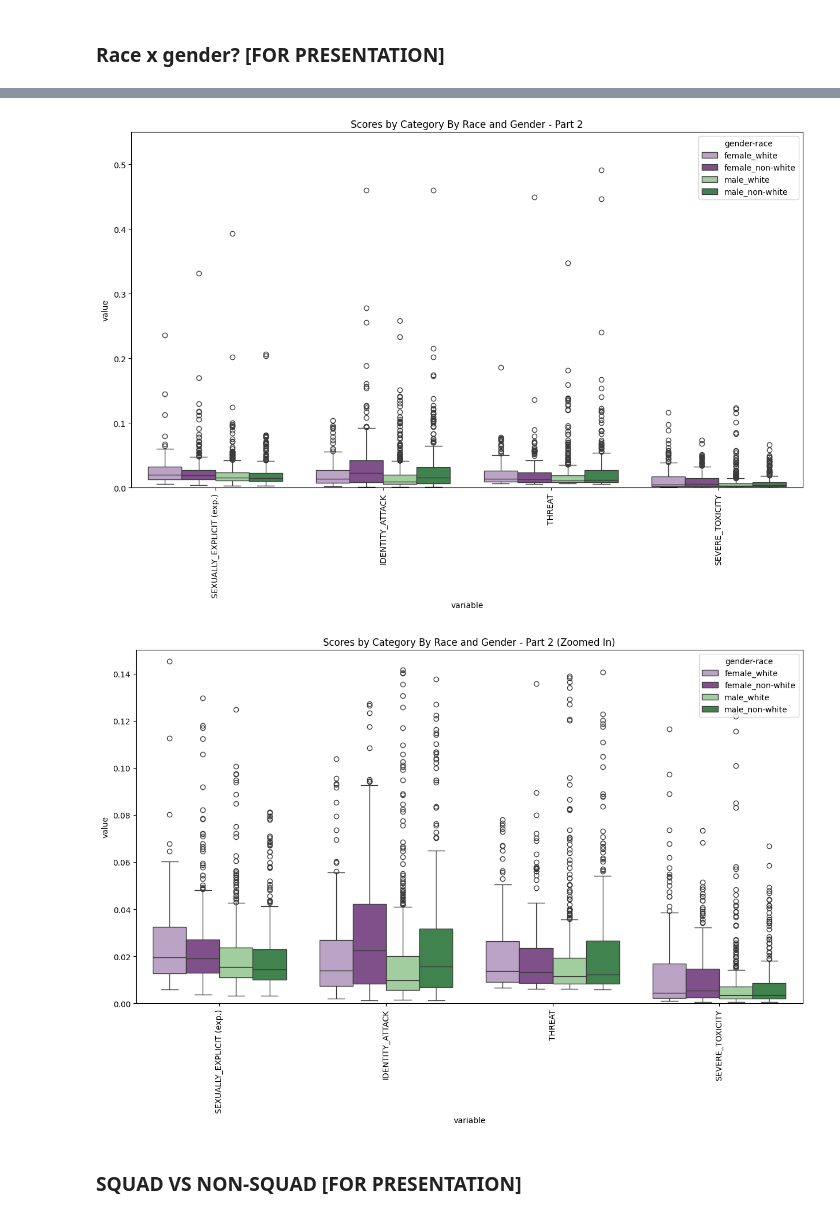
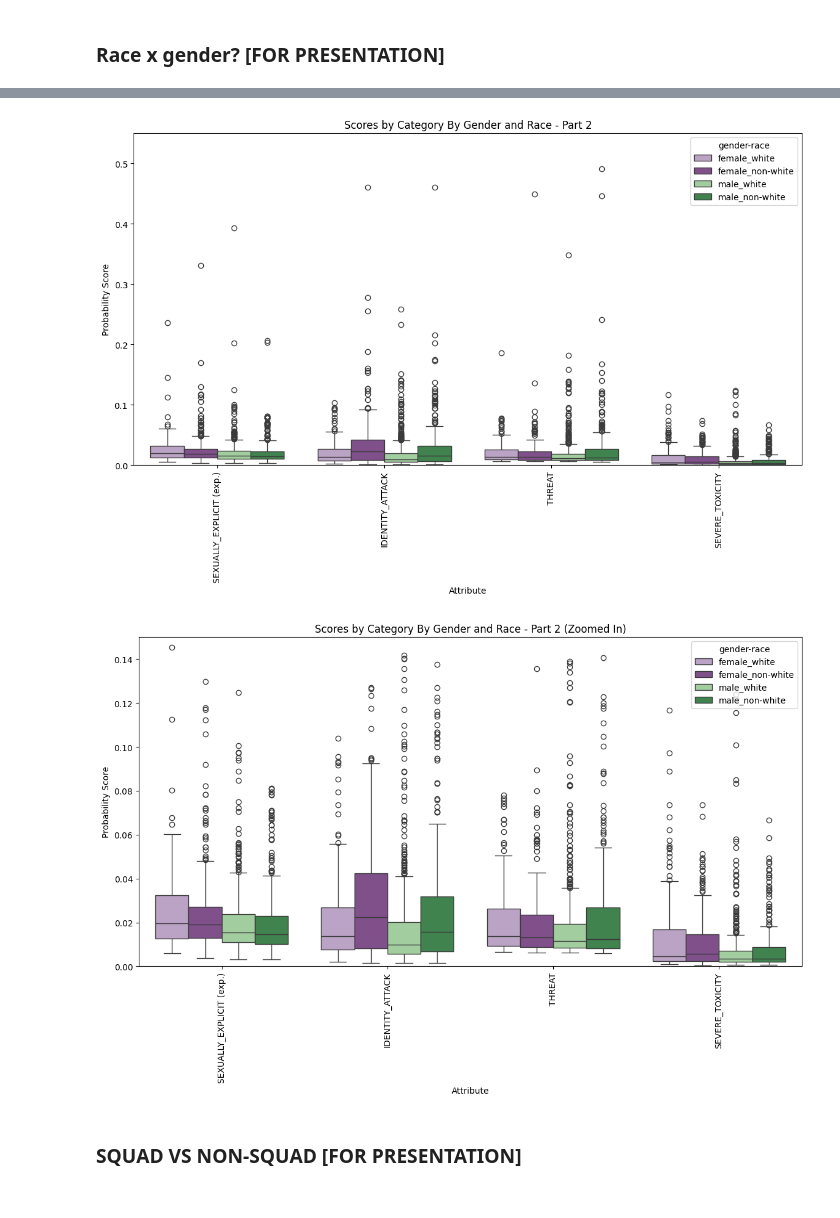
Before and after one commit to tsrogers9/CS315-proj3-group2, a Jupyter notebook: 2-analysis/stance_detection_analysis.ipynb, the cells around one changed output, grey strips where cells are left out. Drawn from its saved outputs; the diff is of its cells as text; code cells hidden in the pictures.

```diff
--- a/2-analysis/stance_detection_analysis.ipynb
+++ b/2-analysis/stance_detection_analysis.ipynb
@@ -171,9 +171,10 @@ def plot_side_by_side(multi_poli_df, identify, categories, title, ylim, palette_
     Input: multi_poli_df - df with columns for each stance, identify - string identifying feature in the df by which you want to plot
     """
     long =  pd.melt(multi_poli_df, id_vars=[identify], value_vars=categories)
+    long = long.rename(columns={"variable":"Attribute", "value":"Probability Score"})
 
-    plt.figure(figsize=(15,8))
-    ax = sns.boxplot(x="variable", y="value", hue=identify, data=long, palette=palette_in)  # RUN PLOT
+    plt.figure(figsize=(14,7))
+    ax = sns.boxplot(x="Attribute", y="Probability Score", hue=identify, data=long, palette=palette_in)  # RUN PLOT
     ax.set_xticklabels(ax.get_xticklabels(),rotation=90)
     plt.title(title)
     plt.ylim(0, ylim)
@@ -274,11 +275,11 @@ plot_side_by_side(df_all_federal, 'gender-race', ['LIKELY_TO_REJECT (NYT)', 'TOX
 # %%
-plot_side_by_side(df_all_federal, 'gender-race', ['SEXUALLY_EXPLICIT (exp.)', 'IDENTITY_ATTACK', 'THREAT', 'SEVERE_TOXICITY'], 'Scores by Category By Race and Gender - Part 2', 0.55, race_gen_palette)
+plot_side_by_side(df_all_federal, 'gender-race', ['SEXUALLY_EXPLICIT (exp.)', 'IDENTITY_ATTACK', 'THREAT', 'SEVERE_TOXICITY'], 'Scores by Category By Gender and Race - Part 2', 0.55, race_gen_palette)
 # %% [output]
-[figure, old version]
+[figure, new version]
 # %%
-plot_side_by_side(df_all_federal, 'gender-race', ['SEXUALLY_EXPLICIT (exp.)', 'IDENTITY_ATTACK', 'THREAT', 'SEVERE_TOXICITY'], 'Scores by Category By Race and Gender - Part 2 (Zoomed In)', 0.15, race_gen_palette)
+plot_side_by_side(df_all_federal, 'gender-race', ['SEXUALLY_EXPLICIT (exp.)', 'IDENTITY_ATTACK', 'THREAT', 'SEVERE_TOXICITY'], 'Scores by Category By Gender and Race - Part 2 (Zoomed In)', 0.15, race_gen_palette)
 # %% [output]
-[figure, old version]
+[figure, new version]
 # %% [markdown]
 ### SQUAD VS NON-SQUAD [FOR PRESENTATION]
 # %%
```
Also changed, not shown: parts of 8 cells of this notebook.
